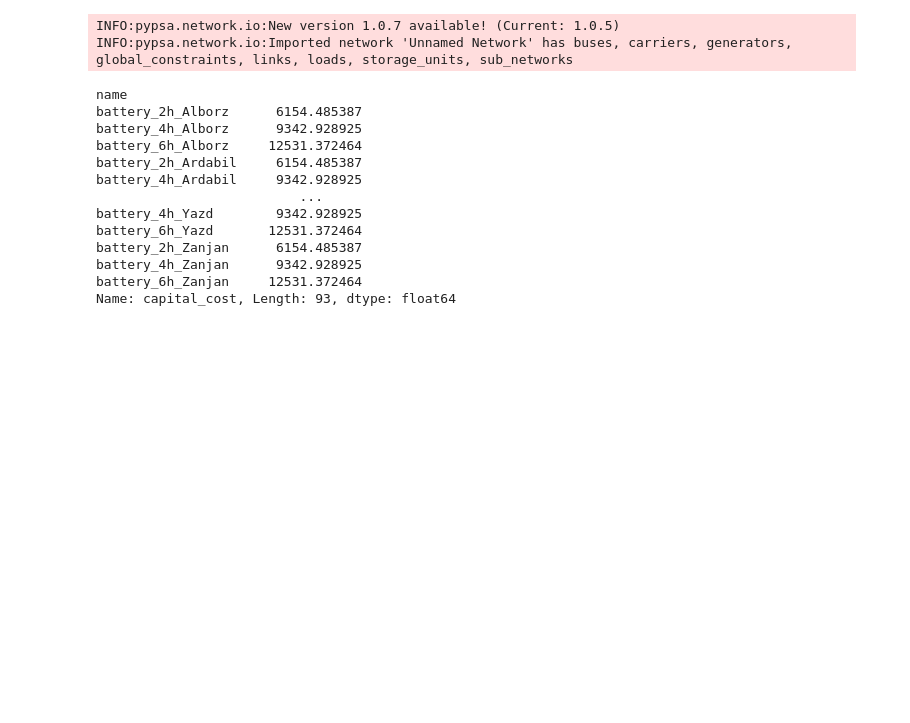
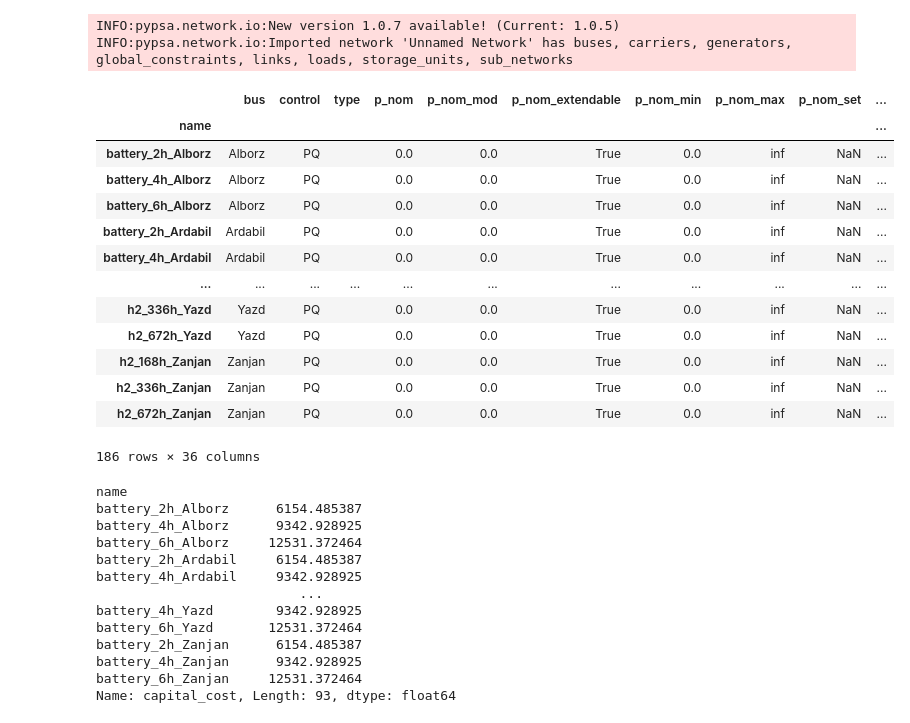
Before and after one commit to morteezzaa/iran-renewable-system-analysis, a Jupyter notebook: model_sensitivity_analysis.ipynb, the cells around one changed output. Saved outputs shown, nothing was run; the diff lists cells and outputs as text; code cells hidden in the pictures; blank space fills up the shorter version.

```diff
--- a/model_sensitivity_analysis.ipynb
+++ b/model_sensitivity_analysis.ipynb
@@ -34,3 +34,20 @@ n = pypsa.Network("pypsa_model_n_no_co2.nc") # the model with CO2 limitation of
 # %% [output]
 INFO:pypsa.network.io:New version 1.0.7 available! (Current: 1.0.5)
 INFO:pypsa.network.io:Imported network 'Unnamed Network' has buses, carriers, generators, global_constraints, links, loads, storage_units, sub_networks
+# %%
+n.storage_units
+# %% [output]
+|  | bus | control | type | p_nom | p_nom_mod | p_nom_extendable | p_nom_min | p_nom_max | p_nom_set | ... |
+| name |  |  |  |  |  |  |  |  |  | ... |
+| battery_2h_Alborz | Alborz | PQ |  | 0.0 | 0.0 | True | 0.0 | inf | NaN | ... |
+| battery_4h_Alborz | Alborz | PQ |  | 0.0 | 0.0 | True | 0.0 | inf | NaN | ... |
+| battery_6h_Alborz | Alborz | PQ |  | 0.0 | 0.0 | True | 0.0 | inf | NaN | ... |
+| battery_2h_Ardabil | Ardabil | PQ |  | 0.0 | 0.0 | True | 0.0 | inf | NaN | ... |
+| battery_4h_Ardabil | Ardabil | PQ |  | 0.0 | 0.0 | True | 0.0 | inf | NaN | ... |
+| ... | ... | ... | ... | ... | ... | ... | ... | ... | ... | ... |
+| h2_336h_Yazd | Yazd | PQ |  | 0.0 | 0.0 | True | 0.0 | inf | NaN | ... |
+| h2_672h_Yazd | Yazd | PQ |  | 0.0 | 0.0 | True | 0.0 | inf | NaN | ... |
+| h2_168h_Zanjan | Zanjan | PQ |  | 0.0 | 0.0 | True | 0.0 | inf | NaN | ... |
+| h2_336h_Zanjan | Zanjan | PQ |  | 0.0 | 0.0 | True | 0.0 | inf | NaN | ... |
+| h2_672h_Zanjan | Zanjan | PQ |  | 0.0 | 0.0 | True | 0.0 | inf | NaN | ... |
+186 rows × 36 columns
```
Also changed, not shown: parts of 7 cells of this notebook, 7 other files.
